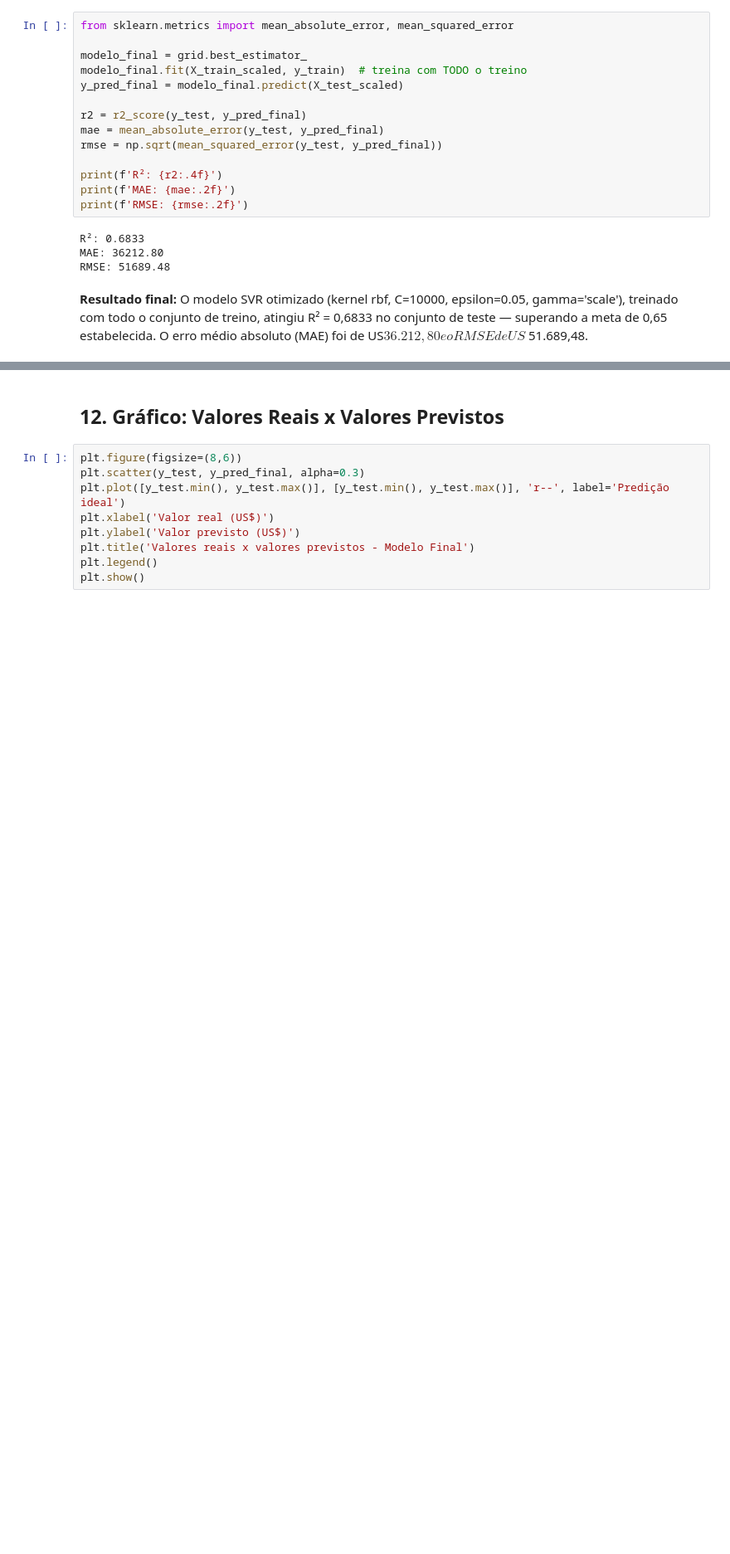
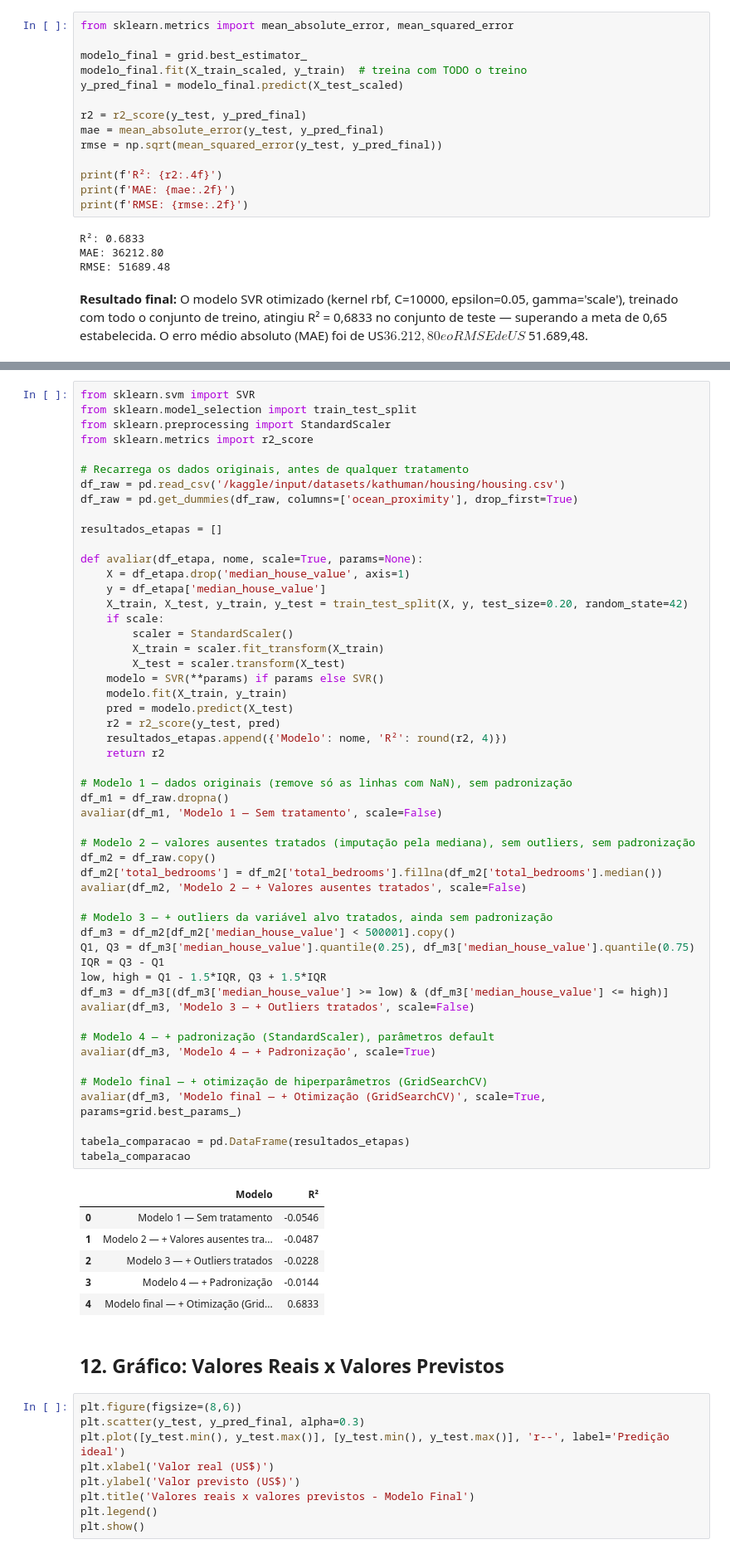
Before and after one commit to samuel76-art/Disciplina-de-Inteligencia-Artificial-UMC, a Jupyter notebook: Samuel Sousa Santos SVM.ipynb, the cells around one changed output, grey strips where cells are left out. Shown at 83% size. Cells and saved outputs as stored; diff of their text form; blank space fills up the shorter version.

Commit message:
Kaggle Notebook | Samuel_Sousa_Santos SVM | Version 5

```diff
--- a/Samuel Sousa Santos SVM.ipynb
+++ b/Samuel Sousa Santos SVM.ipynb
@@ -284,3 +295,62 @@ conjunto de teste — superando a meta de 0,65 estabelecida. O erro médio absol
+# %%
+from sklearn.svm import SVR
+from sklearn.model_selection import train_test_split
+from sklearn.preprocessing import StandardScaler
+from sklearn.metrics import r2_score
+
+# Recarrega os dados originais, antes de qualquer tratamento
+df_raw = pd.read_csv('/kaggle/input/datasets/kathuman/housing/housing.csv')
+df_raw = pd.get_dummies(df_raw, columns=['ocean_proximity'], drop_first=True)
+
+resultados_etapas = []
+
+def avaliar(df_etapa, nome, scale=True, params=None):
+    X = df_etapa.drop('median_house_value', axis=1)
+    y = df_etapa['median_house_value']
+    X_train, X_test, y_train, y_test = train_test_split(X, y, test_size=0.20, random_state=42)
+    if scale:
+        scaler = StandardScaler()
+        X_train = scaler.fit_transform(X_train)
+        X_test = scaler.transform(X_test)
+    modelo = SVR(**params) if params else SVR()
+    modelo.fit(X_train, y_train)
+    pred = modelo.predict(X_test)
+    r2 = r2_score(y_test, pred)
+    resultados_etapas.append({'Modelo': nome, 'R²': round(r2, 4)})
+    return r2
+
+# Modelo 1 — dados originais (remove só as linhas com NaN), sem padronização
+df_m1 = df_raw.dropna()
+avaliar(df_m1, 'Modelo 1 — Sem tratamento', scale=False)
+
+# Modelo 2 — valores ausentes tratados (imputação pela mediana), sem outliers, sem padronização
+df_m2 = df_raw.copy()
+df_m2['total_bedrooms'] = df_m2['total_bedrooms'].fillna(df_m2['total_bedrooms'].median())
+avaliar(df_m2, 'Modelo 2 — + Valores ausentes tratados', scale=False)
+
+# Modelo 3 — + outliers da variável alvo tratados, ainda sem padronização
+df_m3 = df_m2[df_m2['median_house_value'] < 500001].copy()
+Q1, Q3 = df_m3['median_house_value'].quantile(0.25), df_m3['median_house_value'].quantile(0.75)
+IQR = Q3 - Q1
+low, high = Q1 - 1.5*IQR, Q3 + 1.5*IQR
+df_m3 = df_m3[(df_m3['median_house_value'] >= low) & (df_m3['median_house_value'] <= high)]
+avaliar(df_m3, 'Modelo 3 — + Outliers tratados', scale=False)
+
+# Modelo 4 — + padronização (StandardScaler), parâmetros default
+avaliar(df_m3, 'Modelo 4 — + Padronização', scale=True)
+
+# Modelo final — + otimização de hiperparâmetros (GridSearchCV)
+avaliar(df_m3, 'Modelo final — + Otimização (GridSearchCV)', scale=True, params=grid.best_params_)
+
+tabela_comparacao = pd.DataFrame(resultados_etapas)
+tabela_comparacao
+# %% [output]
+|  | Modelo | R² |
+| 0 | Modelo 1 — Sem tratamento | -0.0546 |
+| 1 | Modelo 2 — + Valores ausentes tra... | -0.0487 |
+| 2 | Modelo 3 — + Outliers tratados | -0.0228 |
+| 3 | Modelo 4 — + Padronização | -0.0144 |
+| 4 | Modelo final — + Otimização (Grid... | 0.6833 |
 # %% [markdown]
 ## 12. Gráfico: Valores Reais x Valores Previstos
 # %%
```
Also changed, not shown: parts of 2 cells of this notebook.
